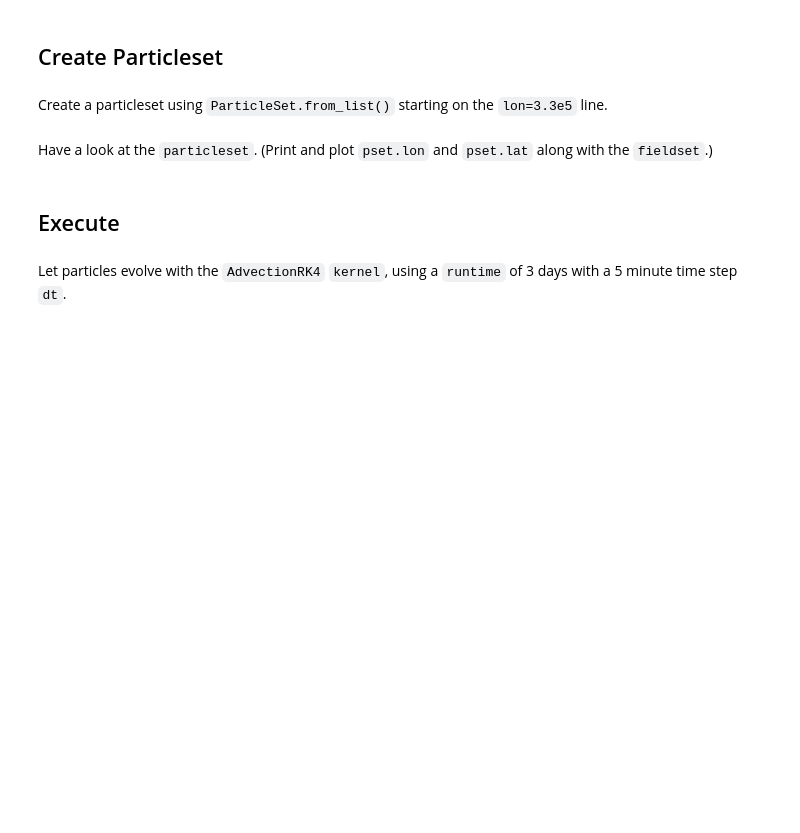
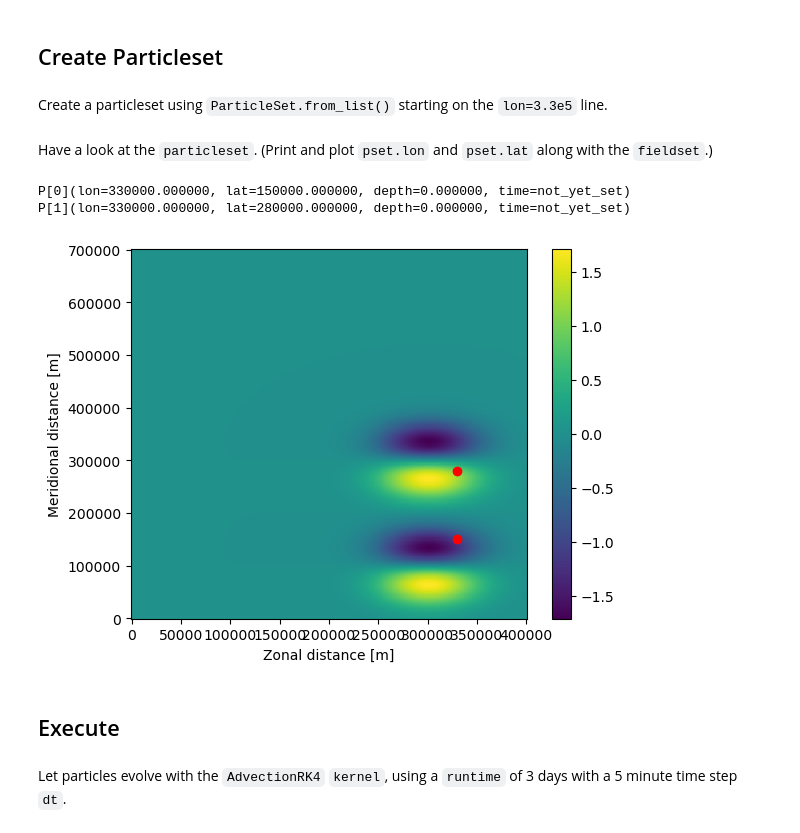
Before and after one commit to geomar-od-lagrange/2024-10_parcels-workshop, a Jupyter notebook: notebooks/010_quickstart_idealised_currents.ipynb, the cells around one changed output. Cells and saved outputs as stored; diff of their text form; code cells hidden in the pictures; blank space fills up the shorter version.

```diff
--- a/notebooks/010_quickstart_idealised_currents.ipynb
+++ b/notebooks/010_quickstart_idealised_currents.ipynb
@@ -25,3 +40,10 @@ Have a look:
 ## Create Particleset
 # %% [markdown]
 Create a particleset using `ParticleSet.from_list()` starting on the `lon=3.3e5` line.
+# %%
+pset = parcels.ParticleSet.from_list(
+    fieldset=fieldset,  # the fields on which the particles are advected
+    pclass=parcels.JITParticle,  # the type of particles (JITParticle or ScipyParticle)
+    lon=[3.3e5, 3.3e5],  # a vector of release longitudes
+    lat=[1.5e5, 2.8e5],  # a vector of release latitudes
+)
@@ -28,5 +52,19 @@ Create a particleset using `ParticleSet.from_list()` starting on the `lon=3.3e5`
 # %% [markdown]
 Have a look at the `particleset`. (Print and plot `pset.lon` and `pset.lat` along with the `fieldset`.)
+# %%
+print(pset)
+# %% [output]
+P[0](lon=330000.000000, lat=150000.000000, depth=0.000000, time=not_yet_set)
+P[1](lon=330000.000000, lat=280000.000000, depth=0.000000, time=not_yet_set)
+# %%
+plt.pcolormesh(fieldset.U.grid.lon, fieldset.U.grid.lat, fieldset.U.data[0, :, :])
+plt.xlabel("Zonal distance [m]")
+plt.ylabel("Meridional distance [m]")
+plt.colorbar()
+plt.plot(pset.lon, pset.lat, "ro")
+plt.show()
+# %% [output]
+[figure, added]
 # %% [markdown]
 ## Execute
 # %% [markdown]
```
Also changed, not shown: parts of 20 cells of this notebook, 17 other files.
